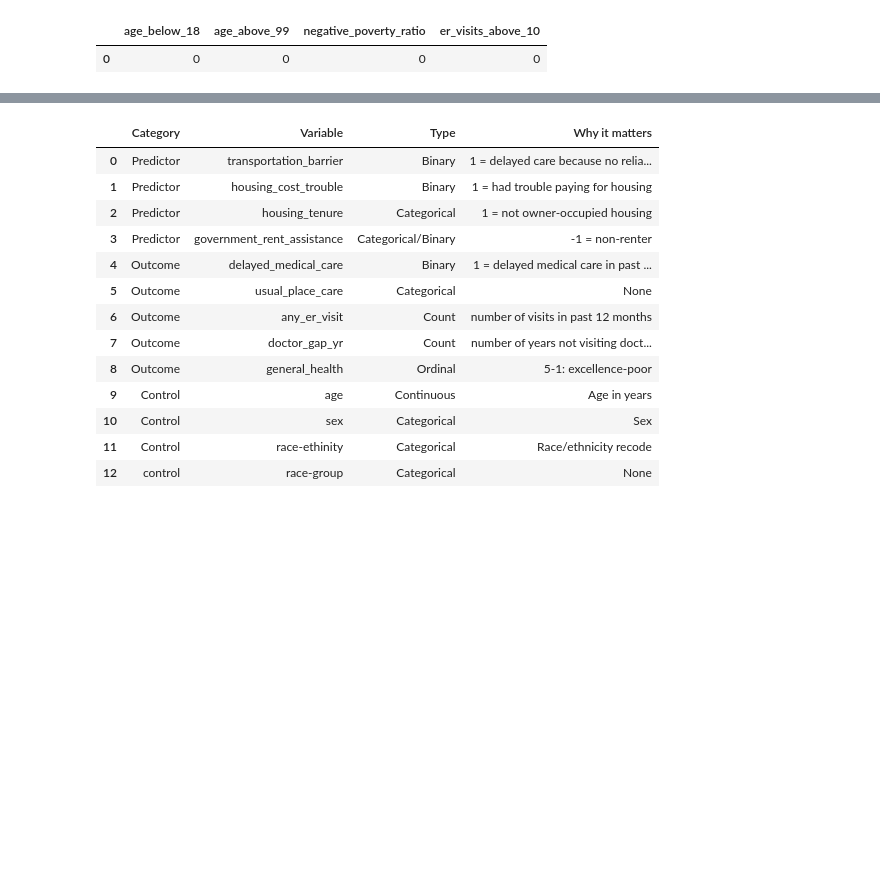
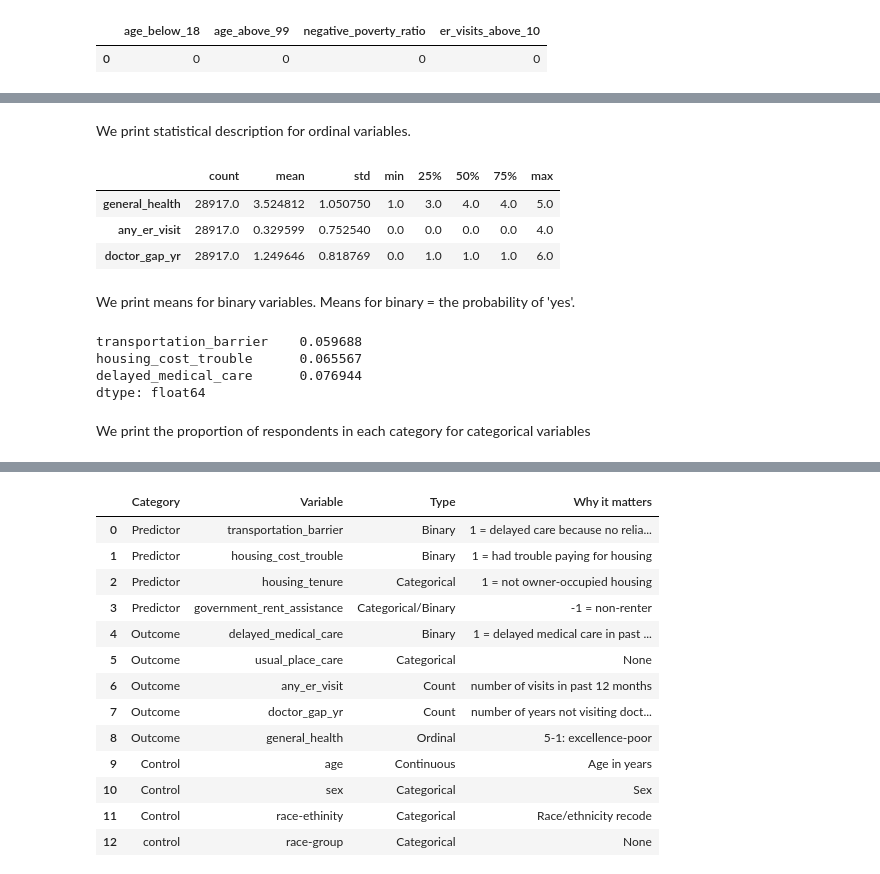
Before and after one commit to COGS108/Group-SP26-079, a Jupyter notebook: 01-DataCheckpoint.ipynb, the cells around one changed output, grey strips where cells are left out. Saved outputs shown, nothing was run; the diff lists cells and outputs as text; code cells hidden in the pictures; blank space fills up the shorter version.

```diff
--- a/01-DataCheckpoint.ipynb
+++ b/01-DataCheckpoint.ipynb
@@ -390,0 +390,20 @@ Cleaned shape: (28917, 20)
+# %% [markdown]
+We print statistical description for ordinal variables.
+# %%
+clean_nhis[['general_health','any_er_visit','doctor_gap_yr']].describe().T
+# %% [output]
+|  | count | mean | std | min | 25% | 50% | 75% | max |
+| general_health | 28917.0 | 3.524812 | 1.050750 | 1.0 | 3.0 | 4.0 | 4.0 | 5.0 |
+| any_er_visit | 28917.0 | 0.329599 | 0.752540 | 0.0 | 0.0 | 0.0 | 0.0 | 4.0 |
+| doctor_gap_yr | 28917.0 | 1.249646 | 0.818769 | 0.0 | 1.0 | 1.0 | 1.0 | 6.0 |
+# %% [markdown]
+We print means for binary variables. Means for binary = the probability of 'yes'.
+# %%
+clean_nhis[['transportation_barrier','housing_cost_trouble','delayed_medical_care']].mean()
+# %% [output]
+transportation_barrier    0.059688
+housing_cost_trouble      0.065567
+delayed_medical_care      0.076944
+dtype: float64
+# %% [markdown]
+We print the proportion of respondents in each category for categorical variables
```
Also changed, not shown: parts of 16 cells of this notebook.
